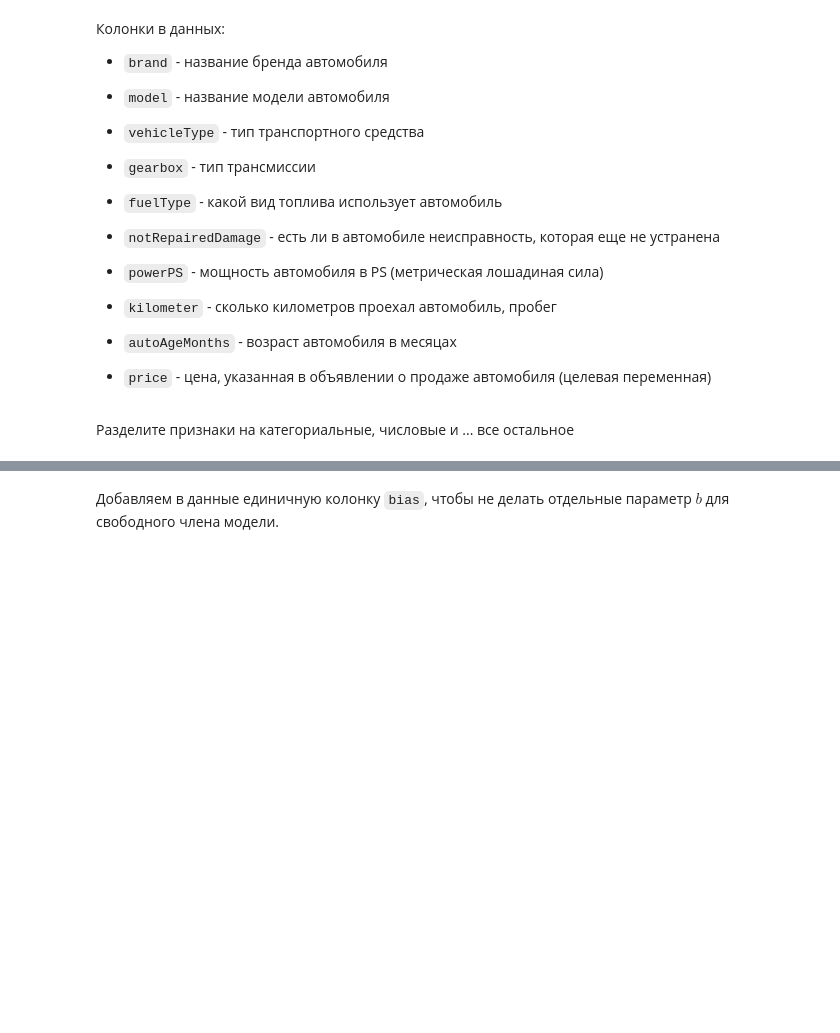
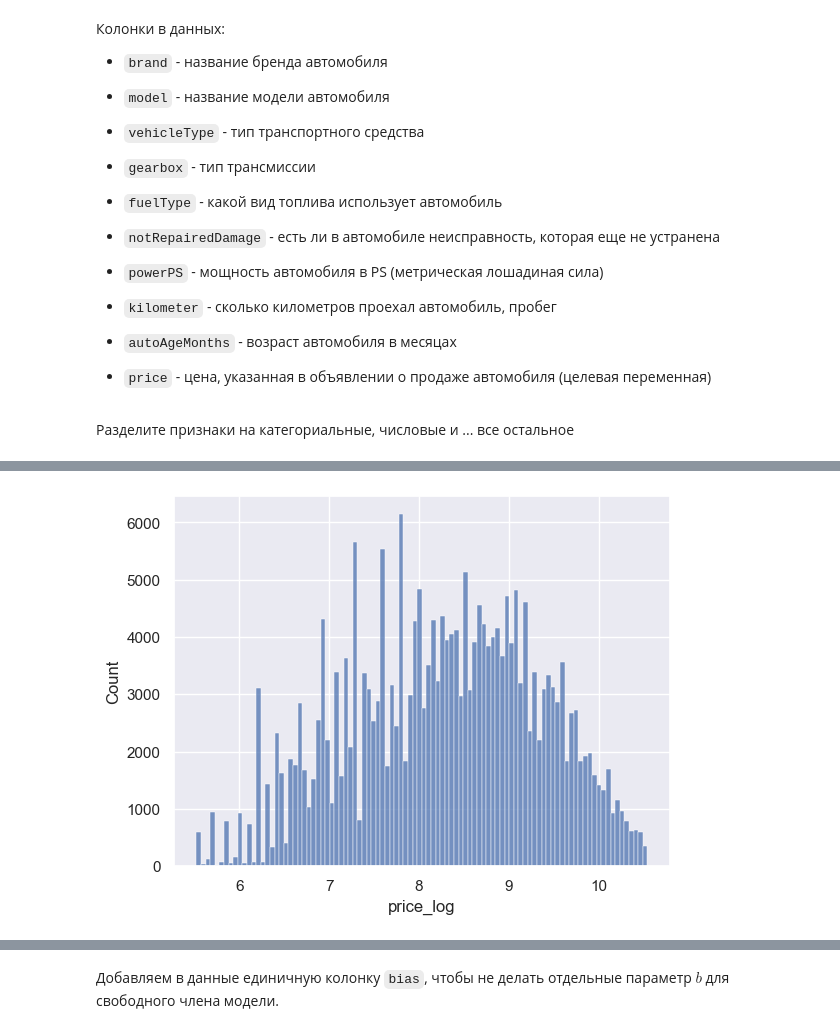
Before and after one commit to Shel2123/ML1_hw, a Jupyter notebook: hw2/Homework Practice 02 GD Соседов.ipynb, the cells around one changed output, grey strips where cells are left out. Drawn from its saved outputs; the diff is of its cells as text; code cells hidden in the pictures; blank space fills up the shorter version.

```diff
--- a/hw2/Homework Practice 02 GD Соседов.ipynb
+++ b/hw2/Homework Practice 02 GD Соседов.ipynb
@@ -543,0 +607,7 @@ other = []
+# %%
+q1, q99 = data["price_log"].quantile([0.01, 0.99])
+data = data[data["price_log"].between(q1, q99)].copy()
+sns.histplot(data["price_log"])
+plt.show()
+# %% [output]
+[figure, added]
```
Also changed, not shown: parts of 24 cells of this notebook, 5 other files.
